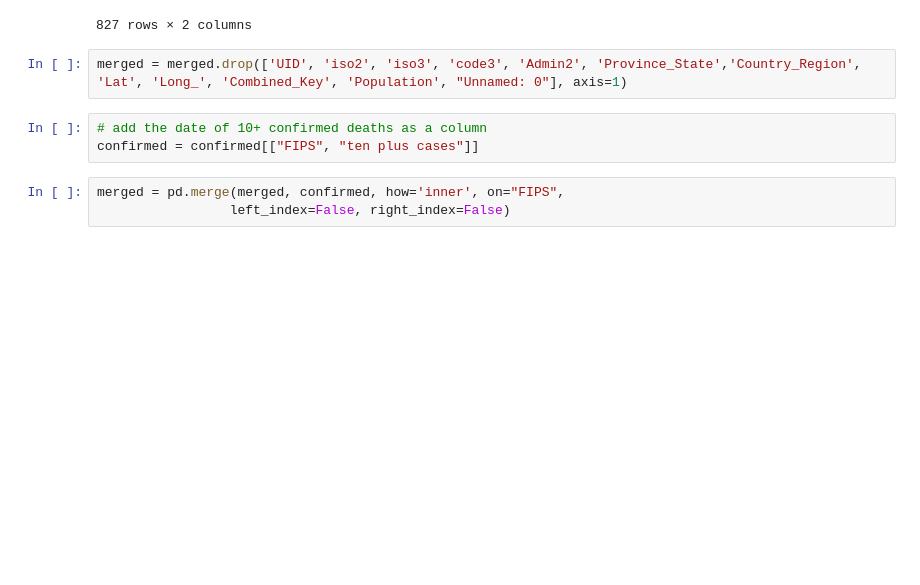
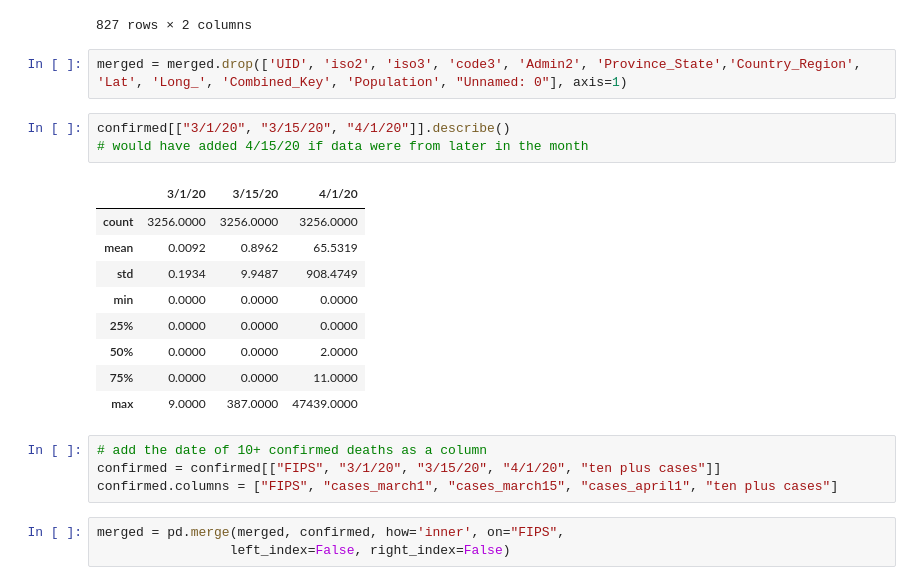
Before and after one commit to aejurgensen/Covid-19, a Jupyter notebook: data/covid_data.ipynb, the cells around one changed output. Drawn from its saved outputs; the diff is of its cells as text; blank space fills up the shorter version.

```diff
--- a/data/covid_data.ipynb
+++ b/data/covid_data.ipynb
@@ -182,9 +196,23 @@ merged[["population", "Population"]]
 827 rows × 2 columns
 # %%
 merged = merged.drop(['UID', 'iso2', 'iso3', 'code3', 'Admin2', 'Province_State','Country_Region', 'Lat', 'Long_', 'Combined_Key', 'Population', "Unnamed: 0"], axis=1)
+# %%
+confirmed[["3/1/20", "3/15/20", "4/1/20"]].describe()
+# would have added 4/15/20 if data were from later in the month
+# %% [output]
+|  | 3/1/20 | 3/15/20 | 4/1/20 |
+| count | 3256.0000 | 3256.0000 | 3256.0000 |
+| mean | 0.0092 | 0.8962 | 65.5319 |
+| std | 0.1934 | 9.9487 | 908.4749 |
+| min | 0.0000 | 0.0000 | 0.0000 |
+| 25% | 0.0000 | 0.0000 | 0.0000 |
+| 50% | 0.0000 | 0.0000 | 2.0000 |
+| 75% | 0.0000 | 0.0000 | 11.0000 |
+| max | 9.0000 | 387.0000 | 47439.0000 |
 # %%
 # add the date of 10+ confirmed deaths as a column
-confirmed = confirmed[["FIPS", "ten plus cases"]]
+confirmed = confirmed[["FIPS", "3/1/20", "3/15/20", "4/1/20", "ten plus cases"]]
+confirmed.columns = ["FIPS", "cases_march1", "cases_march15", "cases_april1", "ten plus cases"]
 # %%
 merged = pd.merge(merged, confirmed, how='inner', on="FIPS",
                  left_index=False, right_index=False)
```
Also changed, not shown: parts of 11 cells of this notebook, 2 other files.
